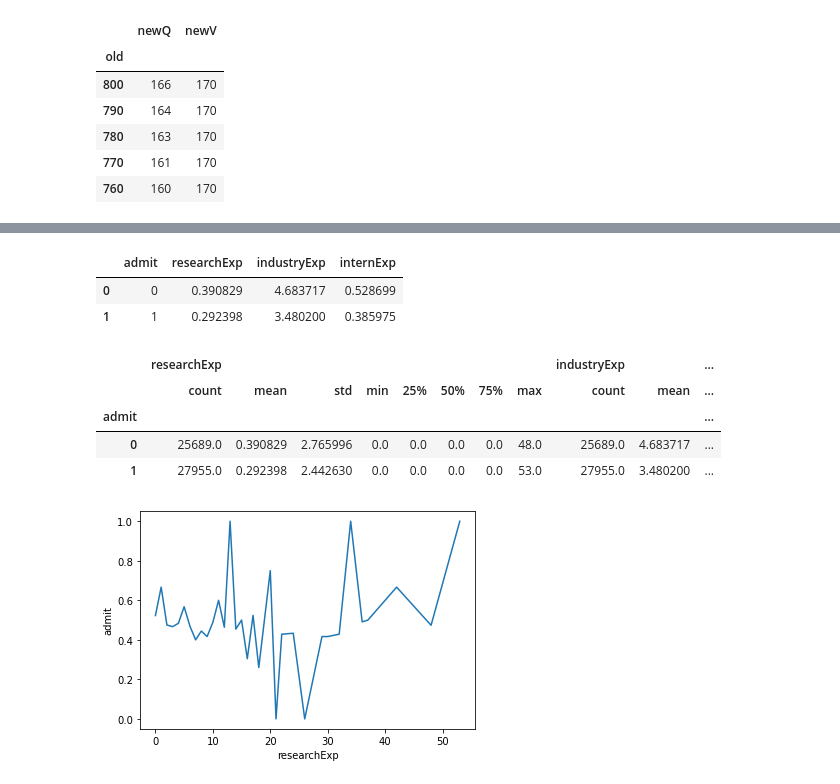
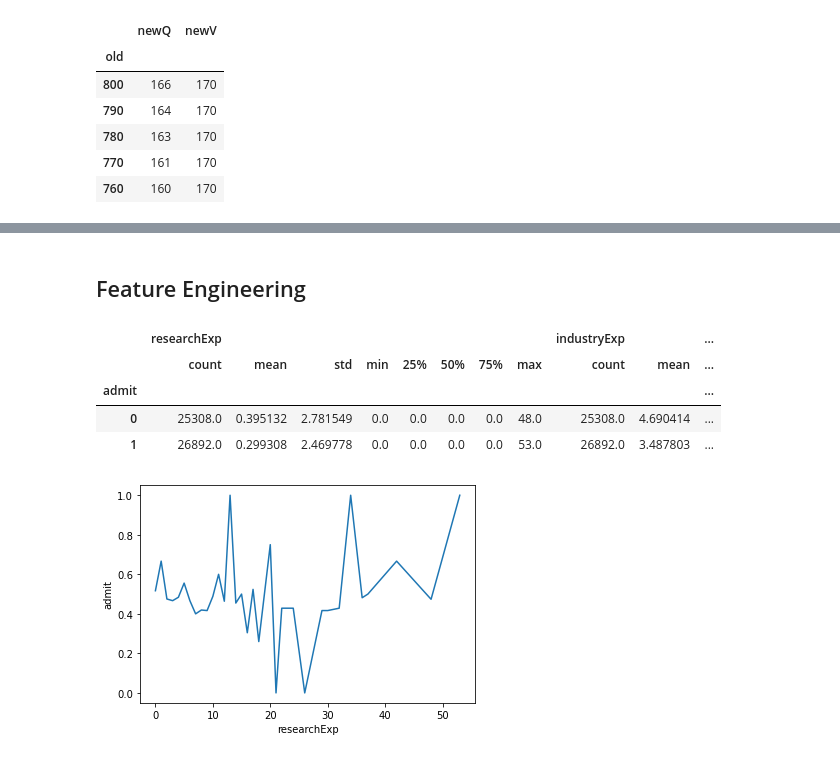
Before and after one commit to yifanwu2828/Graduate-University-Admission-Prediction, a Jupyter notebook: EDA.ipynb, the cells around one changed output, grey strips where cells are left out. Drawn from its saved outputs; the diff is of its cells as text; code cells hidden in the pictures.

```diff
--- a/EDA.ipynb
+++ b/EDA.ipynb
@@ -141,0 +299,8 @@ print (len(b))
+# %%
+'''
+dataset = dataset[dataset['toeflScore']<=677]
+print(dataset.shape)
+print(len(dataset)/n_sample)
+'''
+# (48790, 13)
+# 0.9095145775855641
@@ -141,0 +309,12 @@ print (len(b))
+# %%
+dataset = dataset.drop(["toeflScore"], axis=1)
+# %%
+# rearrange columns
+dataset = dataset[['termAndYear', 'cgpaRatio',
+                   'researchExp', 'industryExp','internExp',
+                   'greV','greQ',
+                   'journalPubs','confPubs',
+                   'ugCollege','univName',
+                   'admit'
+                  ]]
+dataset.head()
@@ -201,0 +398,3 @@ dtype: int64
+# %%
+dataset["cgpaRatio"].fillna(dataset["cgpaRatio"].mean(),inplace=True)
+dataset["internExp"].fillna(dataset["internExp"].mean(),inplace=True)
@@ -281,19 +446,15 @@ num of userName 53644
+# %% [markdown]
+## Feature Engineering
 # %%
-experience = dataset.groupby(['admit'])[['researchExp', 'industryExp', 'internExp']].agg(np.mean).reset_index()
-experience.head()
+# researchExp,industryExp, internExp
+experience = dataset.groupby(['admit'])[['researchExp', 'industryExp', 'internExp']]
+experience.describe()
 # %% [output]
-|  | admit | researchExp | industryExp | internExp |
-| 0 | 0 | 0.390829 | 4.683717 | 0.528699 |
-| 1 | 1 | 0.292398 | 3.480200 | 0.385975 |
+|  | researchExp |  |  |  |  |  |  |  | industryExp |  | ... |
+|  | count | mean | std | min | 25% | 50% | 75% | max | count | mean | ... |
+| admit |  |  |  |  |  |  |  |  |  |  | ... |
+| 0 | 25308.0 | 0.395132 | 2.781549 | 0.0 | 0.0 | 0.0 | 0.0 | 48.0 | 25308.0 | 4.690414 | ... |
+| 1 | 26892.0 | 0.299308 | 2.469778 | 0.0 | 0.0 | 0.0 | 0.0 | 53.0 | 26892.0 | 3.487803 | ... |
-# %%
-experience = dataset.groupby(['admit'])[['researchExp', 'industryExp', 'internExp']]
-experience.describe()
-# %% [output]
-|  | researchExp |  |  |  |  |  |  |  | industryExp |  | ... |
-|  | count | mean | std | min | 25% | 50% | 75% | max | count | mean | ... |
-| admit |  |  |  |  |  |  |  |  |  |  | ... |
-| 0 | 25689.0 | 0.390829 | 2.765996 | 0.0 | 0.0 | 0.0 | 0.0 | 48.0 | 25689.0 | 4.683717 | ... |
-| 1 | 27955.0 | 0.292398 | 2.442630 | 0.0 | 0.0 | 0.0 | 0.0 | 53.0 | 27955.0 | 3.480200 | ... |
 # %%
 # The following graph is no 100% accurate
 # but can gather some relationship betweem exp and admit
```
Also changed, not shown: parts of 75 cells of this notebook.
